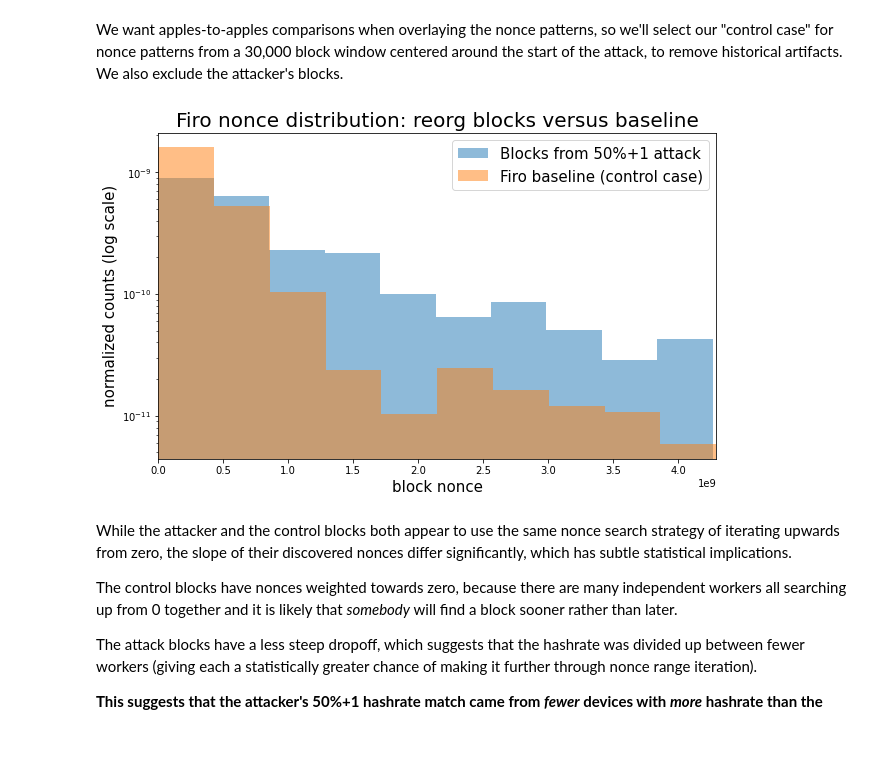
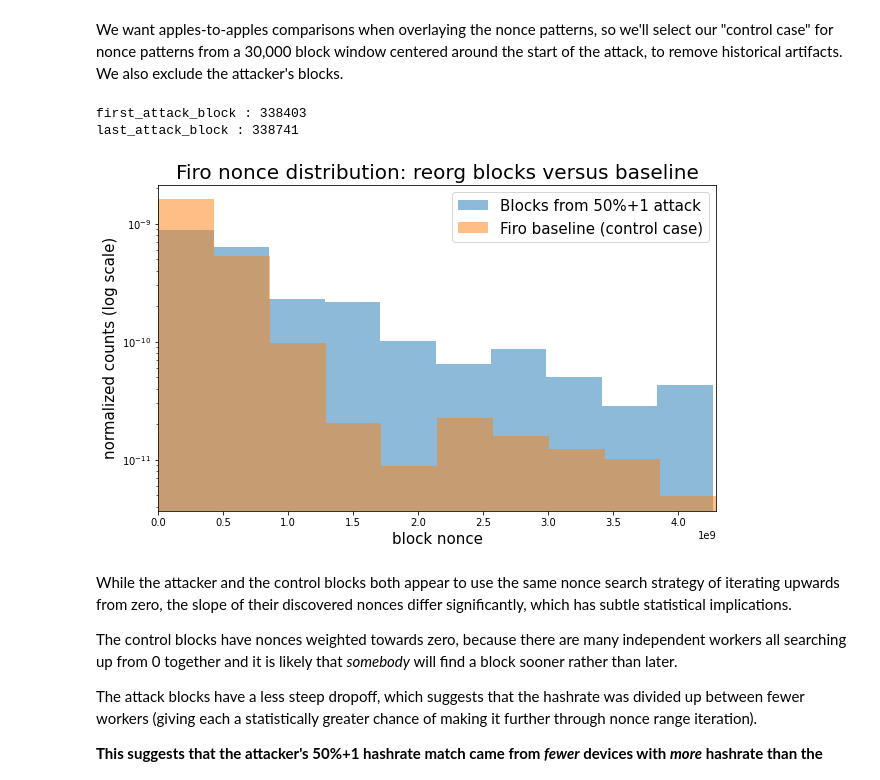
Before and after one commit to Mitchellpkt/firo-forensics, a Jupyter notebook: analysis/jupyter-python-firo-forensics.ipynb, the cells around one changed output. Saved outputs shown, nothing was run; the diff lists cells and outputs as text; code cells hidden in the pictures; blank space fills up the shorter version.

```diff
--- a/analysis/jupyter-python-firo-forensics.ipynb
+++ b/analysis/jupyter-python-firo-forensics.ipynb
@@ -198,31 +198,39 @@ isli.hist(attack_blocks['nonce'], yscale='log', xlabel = 'nonce', color=firo_red
 # %% [markdown]
 We want apples-to-apples comparisons when overlaying the nonce patterns, so we'll select our "control case" for nonce patterns from a 30,000 block window centered around the start of the attack, to remove historical artifacts. We also exclude the attacker's blocks.
 # %%
-window_width = 30_000 # blocks
+window_width = 15_000 # blocks
 
 # Collect indices
-first_attack_block = list(attack_blocks['height'].head(1))[0] # There has to be a better way to do this...
-last_attack_block = list(attack_blocks['height'].tail(1))[0]
+first_attack_block = min(attack_blocks['height'])
+last_attack_block  = max(attack_blocks['height'])
+
+# Collect indices
+first_attack_block = min(attack_blocks['height'])
+last_attack_block  = max(attack_blocks['height'])
+print('first_attack_block : ' + str(first_attack_block))
+print('last_attack_block : ' + str(last_attack_block))
 window_left = first_attack_block - window_width/2
 window_right = first_attack_block + window_width/2
 
 # Left side of the control case (start of control window to start of attack)
 tempdf = active_blocks[active_blocks['height']>window_left]
 control_left = tempdf[tempdf['height']<first_attack_block]
 
 # Right side of the control case (end of attack to end of control window)
 tempdf = active_blocks[active_blocks['height']<window_right]
 control_right = tempdf[tempdf['height']>last_attack_block]
 
 # Combine
 control_blocks = pd.concat([control_left, control_right])
 
 # Plot
 dataDict = {"Attack blocks": attack_blocks['nonce'], "Control blocks": control_blocks['nonce']}
 isli.hist(dataDict, yscale='log', xlabel = 'block nonce', alpha=0.5, bins = 10, density=True, ylabel='normalized counts (log scale)', figsize=(10,6), title='Firo nonce distribution: reorg blocks versus baseline', xlim=(0,2**32));
 plt.legend(['Blocks from 50%+1 attack', 'Firo baseline (control case)'], fontsize=15);
 # %% [output]
+first_attack_block : 338403
+last_attack_block : 338741
-[figure, old version]
+[figure, new version]
 # %% [markdown]
 While the attacker and the control blocks both appear to use the same nonce search strategy of iterating upwards from zero, the slope of their discovered nonces differ significantly, which has subtle statistical implications.
 
```
Also changed, not shown: parts of 3 cells of this notebook.
